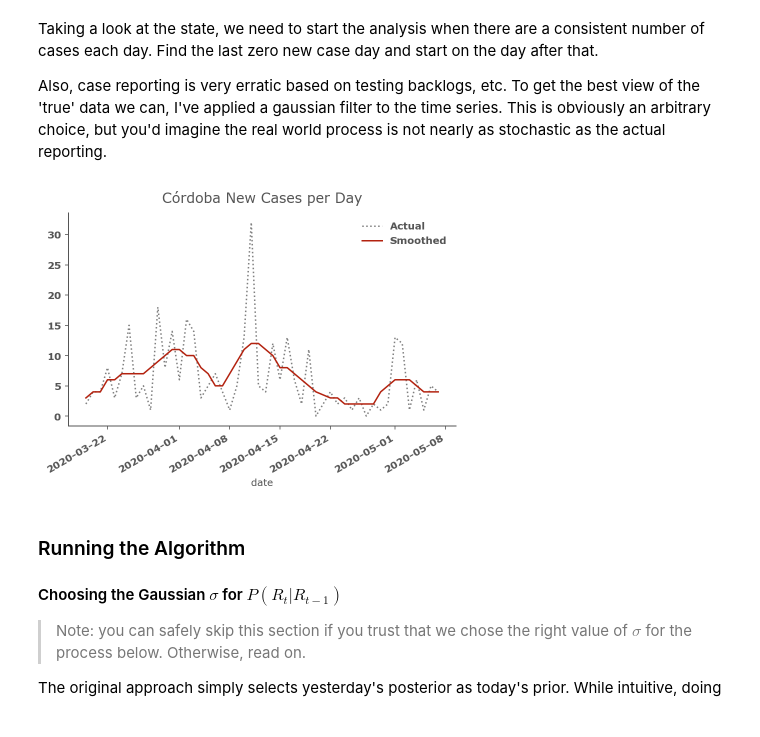
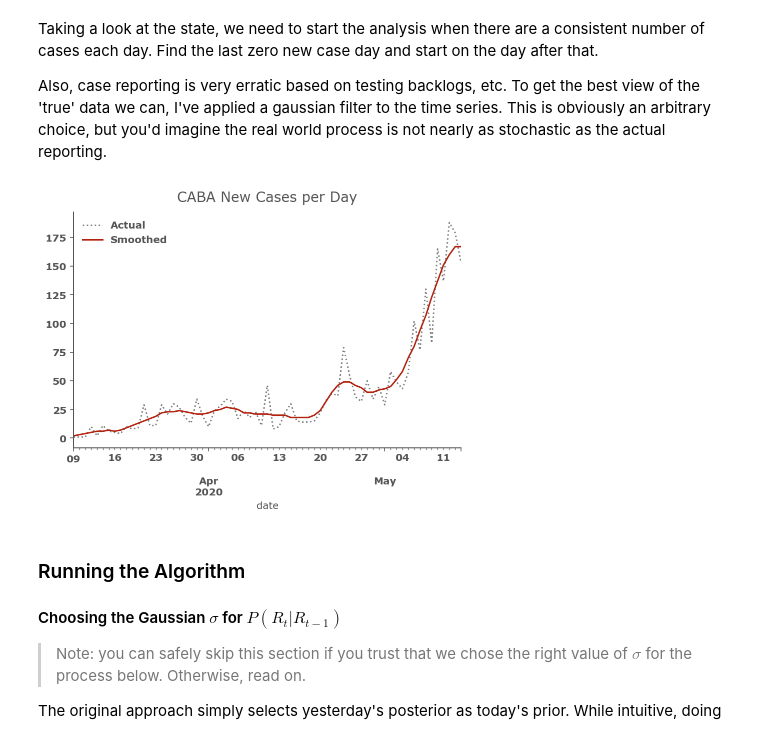
Before and after one commit to pablocelayes/covid-19, a Jupyter notebook: Realtime R0 - Argentina.ipynb, the cells around one changed output. Drawn from its saved outputs; the diff is of its cells as text; code cells hidden in the pictures.

```diff
--- a/Realtime R0 - Argentina.ipynb
+++ b/Realtime R0 - Argentina.ipynb
@@ -374,42 +377,45 @@ Taking a look at the state, we need to start the analysis when there are a consi
 
 Also, case reporting is very erratic based on testing backlogs, etc. To get the best view of the 'true' data we can, I've applied a gaussian filter to the time series. This is obviously an arbitrary choice, but you'd imagine the real world process is not nearly as stochastic as the actual reporting.
 # %%
-state_name = 'Córdoba'
+state_name = 'CABA'
 
-def prepare_cases(cases, cutoff=3):
+#Cambié el cutoff, que era demasiado alto a mi entender, desechaba un montón de datos al vicio
+def prepare_cases(cases, cutoff=1):
+    if (cases[-2] == cases[-1]):
+        cases = cases[:-1]
     # Cutoff: start at least at this number of cases
     new_cases = cases.diff()
 
     smoothed = new_cases.rolling(7,
         win_type='gaussian',
         min_periods=1,
         center=True).mean(std=2).round()
 
     idx_start = np.searchsorted(smoothed, cutoff)
 
     smoothed = smoothed.iloc[idx_start:]
     original = new_cases.loc[smoothed.index]
-
-    return original, smoothed
+    #Descarto el primer valor que daba NA para muchas provincias
+    return original[1:], smoothed[1:]
 
 cases = states.xs(state_name).rename(f"{state_name} cases")
 
 original, smoothed = prepare_cases(cases)
 
 original.plot(title=f"{state_name} New Cases per Day",
                c='k',
                linestyle=':',
                alpha=.5,
                label='Actual',
                legend=True,
              figsize=(500/72, 300/72))
 
 ax = smoothed.plot(label='Smoothed',
                    legend=True)
 
 ax.get_figure().set_facecolor('w')
 # %% [output]
-[figure, old version]
+[figure, new version]
 # %% [markdown]
 ### Running the Algorithm
 
```
Also changed, not shown: parts of 27 cells of this notebook, 1 other file.
